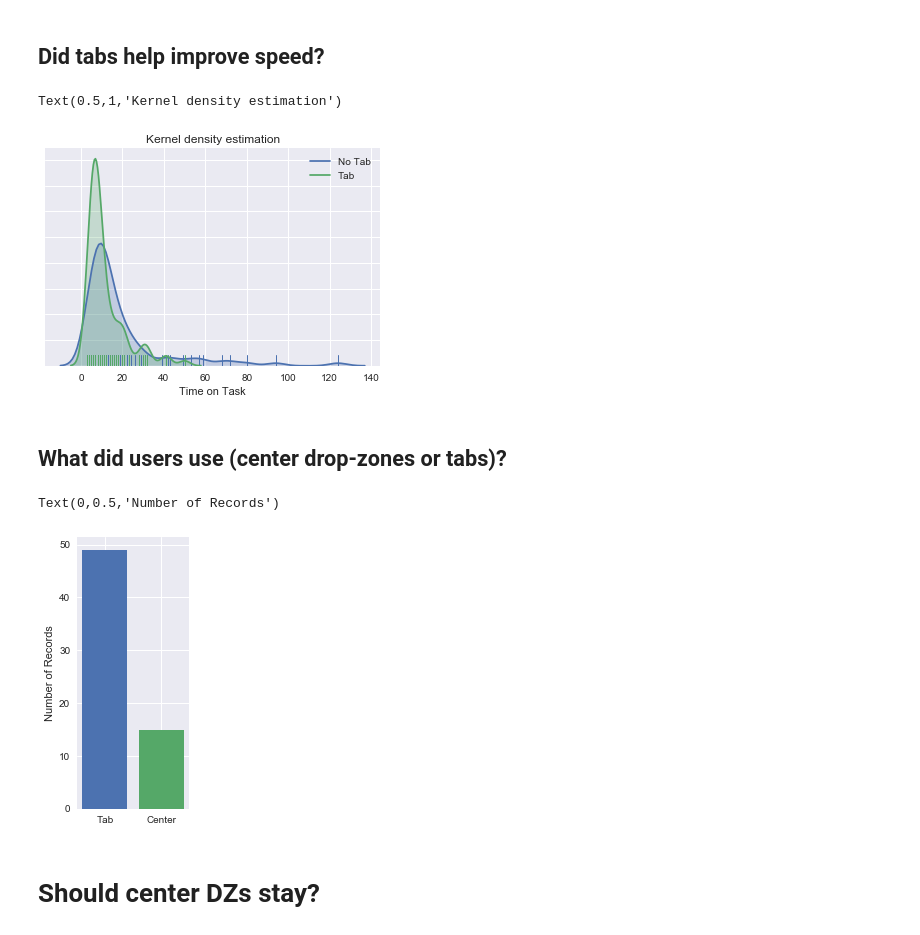
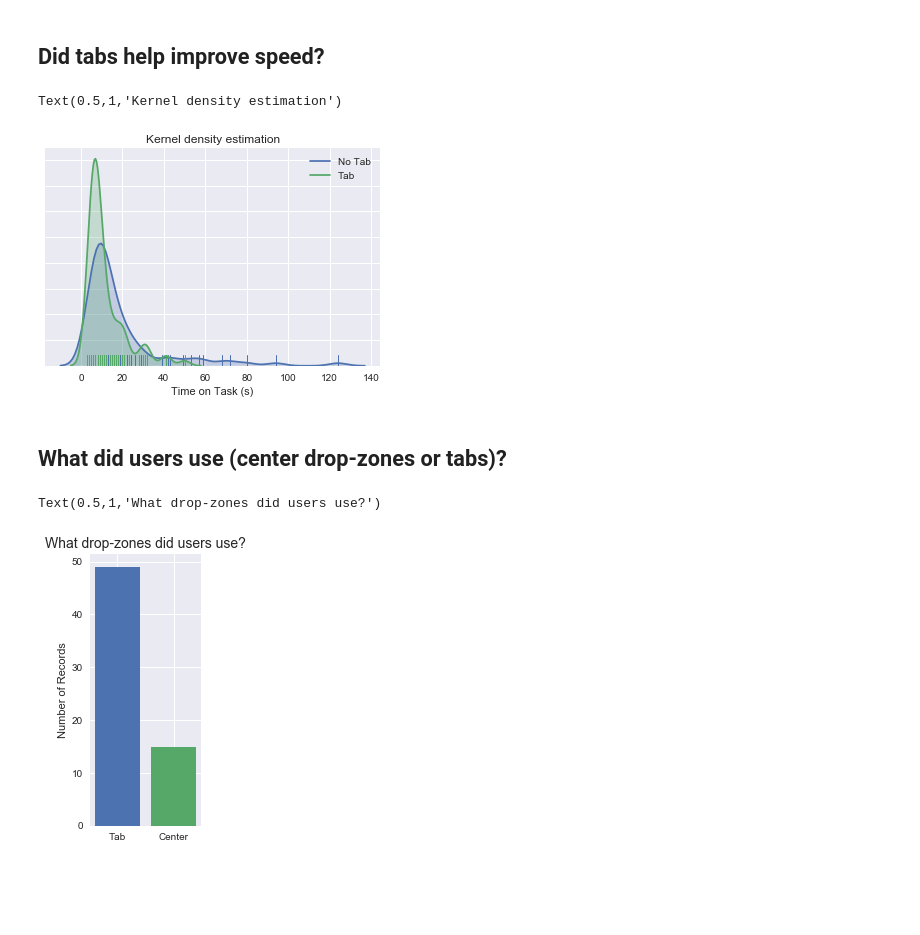
Before and after one commit to jupyter/surveys, a Jupyter notebook: surveys/2018-09-jupyterlab-ux/analysis/questions-to-answer.ipynb, the cells around one changed output. Cells and saved outputs as stored; diff of their text form; code cells hidden in the pictures; blank space fills up the shorter version.

```diff
--- a/surveys/2018-09-jupyterlab-ux/analysis/questions-to-answer.ipynb
+++ b/surveys/2018-09-jupyterlab-ux/analysis/questions-to-answer.ipynb
@@ -126,29 +130,28 @@ fig, ax = plt.subplots()
 sns.distplot(notab_df.ToT.astype(float), ax=ax, rug=True, hist=False, kde_kws={"shade": True}, label="No Tab")
 sns.distplot(tab_df.ToT.astype(float), ax=ax, rug=True, hist=False, kde_kws={"shade": True}, label="Tab")
 
-ax.set_xlabel("Time on Task")
+ax.set_xlabel("Time on Task (s)")
 ax.set_yticklabels([])
 ax.set_title("Kernel density estimation")
 #x = ax.hist(notab_df.ToT.astype(float), bins=20)
 # %% [output]
 Text(0.5,1,'Kernel density estimation')
-[figure, old version]
+[figure, new version]
 # %% [markdown]
 ## What did users use (center drop-zones or tabs)?
 # %%
 task_3 = df[(df.Task == "3-1") | (df.Task == "3-2")]
 
 tab = len(task_3[task_3.position == "Ta"])
 center = len(task_3[task_3.position.isin(["L", "R", "T", "C"])])
 
 x = ["Tab", "Center"]
 y = [tab, center]
 
 fig, ax = plt.subplots(figsize=(2,5))
 ax.bar(x, y, color=["C0", "C1"])
 ax.set_ylabel("Number of Records")
+ax.set_title("What drop-zones did users use?", fontsize=14)
 # %% [output]
-Text(0,0.5,'Number of Records')
+Text(0.5,1,'What drop-zones did users use?')
-[figure, old version]
+[figure, new version]
-# %% [markdown]
-# Should center DZs stay?
```
Also changed, not shown: parts of 11 cells of this notebook, 4 other files.
